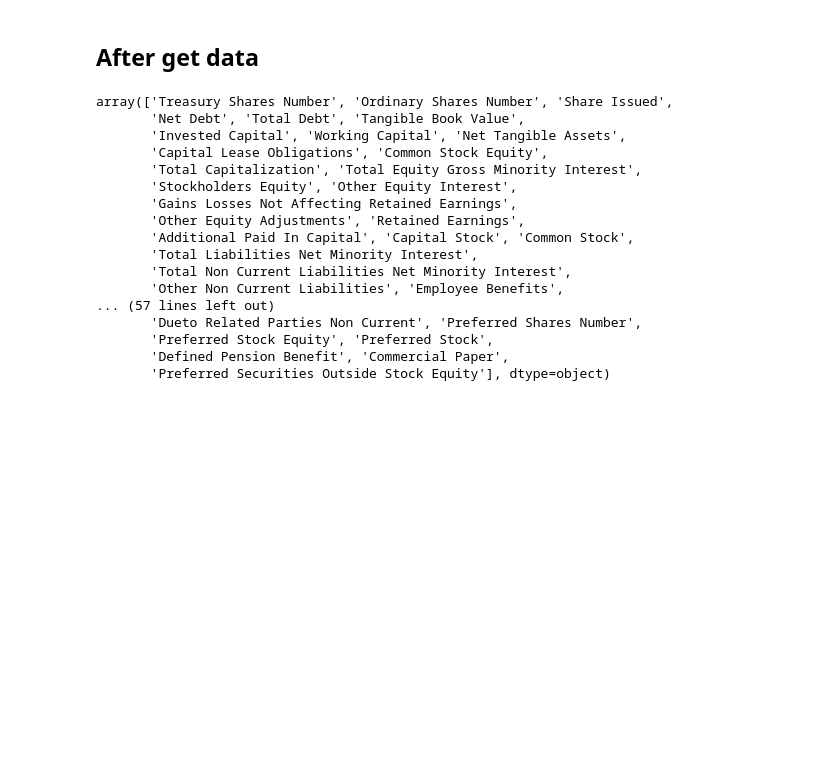
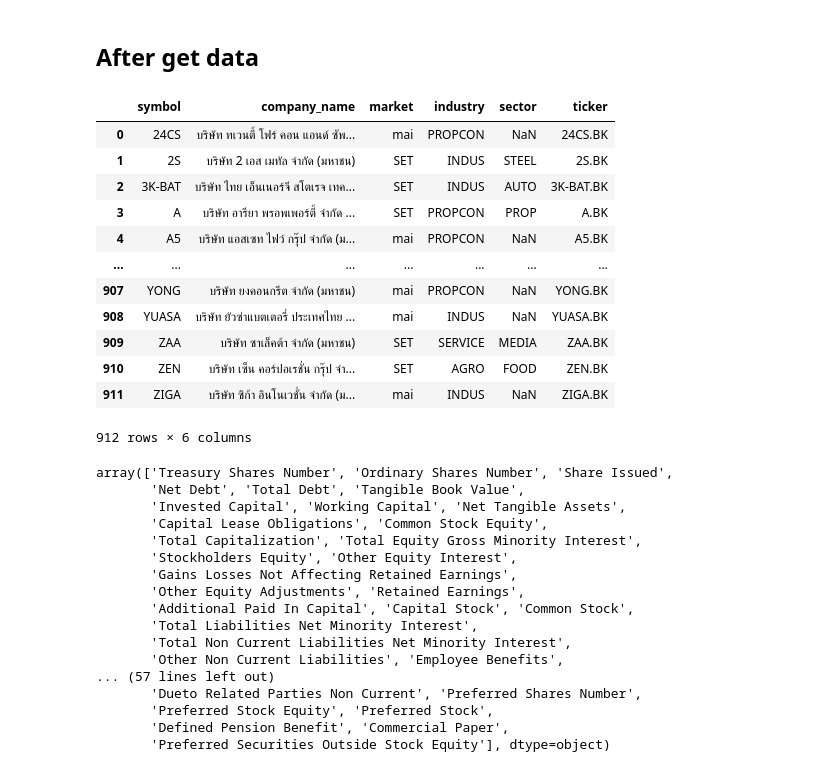
Before and after one commit to suparuek2405/Stock-screening-with-python, a Jupyter notebook: Group_assignment_Tacocat_set_yfinance.ipynb, the cells around one changed output. Cells and saved outputs as stored; diff of their text form; code cells hidden in the pictures; blank space fills up the shorter version.

```diff
--- a/Group_assignment_Tacocat_set_yfinance.ipynb
+++ b/Group_assignment_Tacocat_set_yfinance.ipynb
@@ -209,6 +209,22 @@ finish getting cashflow statement
 bl = pd.read_csv('https://raw.githubusercontent.com/suparuek2405/Stock-screening-with-python/refs/heads/main/balance_sheet.csv')
 ic = pd.read_csv('https://raw.githubusercontent.com/suparuek2405/Stock-screening-with-python/refs/heads/main/income_statement.csv')
 cf = pd.read_csv('https://raw.githubusercontent.com/suparuek2405/Stock-screening-with-python/refs/heads/main/cashflow_statement.csv')
+# %%
+bkk
+# %% [output]
+|  | symbol | company_name | market | industry | sector | ticker |
+| 0 | 24CS | บริษัท ทเวนตี้ โฟร์ คอน แอนด์ ซัพ... | mai | PROPCON | NaN | 24CS.BK |
+| 1 | 2S | บริษัท 2 เอส เมทัล จำกัด (มหาชน) | SET | INDUS | STEEL | 2S.BK |
+| 2 | 3K-BAT | บริษัท ไทย เอ็นเนอร์จี สโตเรจ เทค... | SET | INDUS | AUTO | 3K-BAT.BK |
+| 3 | A | บริษัท อารียา พรอพเพอร์ตี้ จำกัด ... | SET | PROPCON | PROP | A.BK |
+| 4 | A5 | บริษัท แอสเซท ไฟว์ กรุ๊ป จำกัด (ม... | mai | PROPCON | NaN | A5.BK |
+| ... | ... | ... | ... | ... | ... | ... |
+| 907 | YONG | บริษัท ยงคอนกรีต จำกัด (มหาชน) | mai | PROPCON | NaN | YONG.BK |
+| 908 | YUASA | บริษัท ยัวซ่าแบตเตอรี่ ประเทศไทย ... | mai | INDUS | NaN | YUASA.BK |
+| 909 | ZAA | บริษัท ซาเล็คต้า จำกัด (มหาชน) | SET | SERVICE | MEDIA | ZAA.BK |
+| 910 | ZEN | บริษัท เซ็น คอร์ปอเรชั่น กรุ๊ป จำ... | SET | AGRO | FOOD | ZEN.BK |
+| 911 | ZIGA | บริษัท ซิก้า อินโนเวชั่น จำกัด (ม... | mai | INDUS | NaN | ZIGA.BK |
+912 rows × 6 columns
 # %%
 bl.data.unique()
 # %% [output]
```
Also changed, not shown: parts of 7 cells of this notebook.
